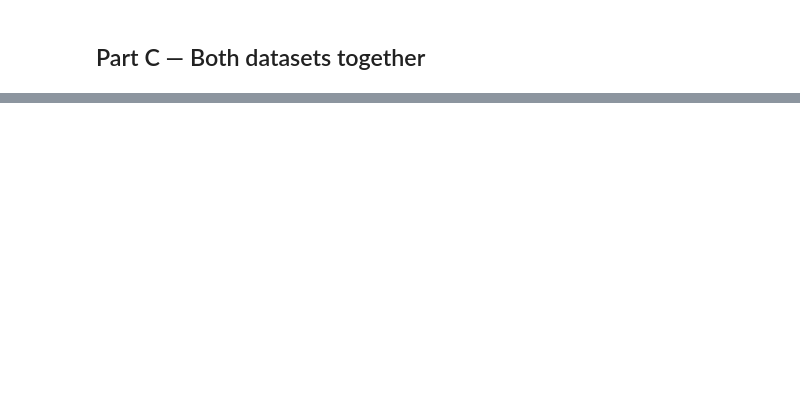
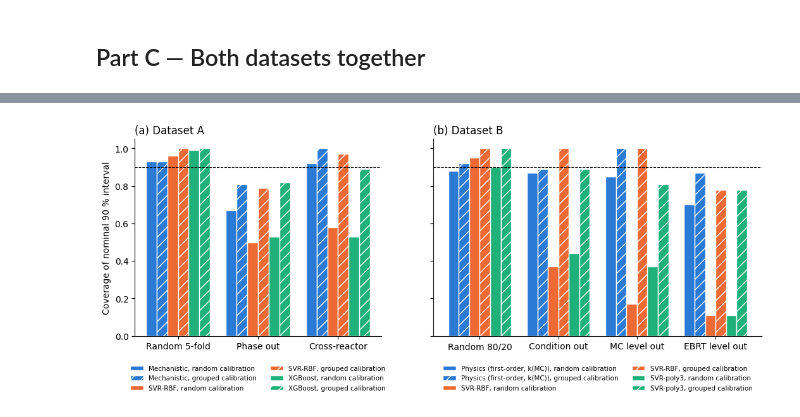
Before and after one commit to behrad2003/biofilter-ml-honest-validation, a Jupyter notebook: biofilter_full_analysis.ipynb, the cells around one changed output, grey strips where cells are left out. Drawn from its saved outputs; the diff is of its cells as text; code cells hidden in the pictures; blank space fills up the shorter version.

```diff
--- a/biofilter_full_analysis.ipynb
+++ b/biofilter_full_analysis.ipynb
@@ -690,7 +837,5 @@ print(summ.to_string(index=False))
 # %%
 # ============ D2. Robustness check: forecast start day and horizon ============
-# Answers the reviewer question "does 'nothing beats persistence' depend on starting at day 40
-# and forecasting only 5 days ahead?"
 # Target day d0, forecast origin o = d0 - 5*h. Only data with day <= o are used (strictly forward).
 # Inlet concentrations at d0 are treated as known (planned operating schedule), as in A4/A5.
 import itertools
@@ -781,9 +926,6 @@ print("=== Check: start day 40, 5 days ahead should reproduce A4/A5 (Persistence
 print(tab_s[(tab_s.start_day == 40) & (tab_s.horizon_days == 5)].to_string(index=False))
 print("\n=== Forecast MAE (mg/m3) by start day and horizon")
 print(tab_s.pivot_table(index="model", columns=["start_day", "horizon_days"], values="MAE").loc[MODELS_S].to_string())
-print("\n=== Best model per setting")
-best = tab_s.loc[tab_s.groupby(["start_day", "horizon_days"]).MAE.idxmin(), ["start_day", "horizon_days", "model", "MAE"]]
-print(best.to_string(index=False))
 print("\n=== MAE difference vs persistence (positive = worse), 95% CI by (reactor, phase) blocks")
 print(stats_s.to_string(index=False))
 print("\n=== Verdict summary (count of settings)")
@@ -884,12 +1052,0 @@ print("\nAdaptive model parameters (A5):"); print(tabA5.to_string(index=False))
-# %%
-# ============ Download all results as one zip ============
-import shutil
-base = os.path.dirname(os.path.abspath(OUT))
-shutil.make_archive(os.path.join(base, "paper_figures_and_tables"), "zip", OUT)
-print("Saved:", os.path.join(base, "paper_figures_and_tables.zip"))
-print(sorted(os.listdir(OUT)))
-try:
-    from IPython.display import FileLink, display
-    display(FileLink(os.path.relpath(os.path.join(base, "paper_figures_and_tables.zip"))))
-except Exception:
-    pass
@@ -895,0 +1328,29 @@ except Exception:
+# %%
+# Re-draw Fig. 7 with the legend outside the bars (reads E3_conformal_coverage.csv written by E3)
+import pandas as pd, matplotlib.pyplot as plt, numpy as np
+e3 = pd.read_csv(f"{OUT}/E3_conformal_coverage.csv")
+names = {"Leave-one-phase-out": "Phase out", "Cross-reactor": "Cross-reactor", "Random 5-fold": "Random 5-fold",
+         "Random 80/20": "Random 80/20", "Leave-one-condition-out": "Condition out",
+         "Leave-one-MC-level-out": "MC level out", "Leave-one-EBRT-level-out": "EBRT level out"}
+orderA = ["Random 5-fold", "Leave-one-phase-out", "Cross-reactor"]
+orderB = ["Random 80/20", "Leave-one-condition-out", "Leave-one-MC-level-out", "Leave-one-EBRT-level-out"]
+cols = ["#2b7bd6", "#ee6a35", "#20b07a"]
+fig, axes = plt.subplots(1, 2, figsize=(11, 4.6), sharey=True, gridspec_kw={"width_ratios": [3, 4]})
+for ax, ds, order, tag in zip(axes, ["A", "B"], [orderA, orderB], ["(a) Dataset A", "(b) Dataset B"]):
+    d = e3[e3.dataset == ds]
+    models = list(dict.fromkeys(d.model))
+    w = 0.8 / (2 * len(models)); x = np.arange(len(order))
+    for i, m in enumerate(models):
+        for j, cal in enumerate(["random", "grouped"]):
+            v = [d[(d.model == m) & (d.scheme == s) & (d.calibration == cal)].coverage.iloc[0] for s in order]
+            ax.bar(x - 0.4 + w * (2 * i + j + 0.5), v, w, color=cols[i], edgecolor="white",
+                   hatch="//" if cal == "grouped" else None, label=f"{m}, {cal} calibration")
+    ax.axhline(0.9, ls="--", c="k", lw=0.8)
+    ax.set_xticks(x); ax.set_xticklabels([names[s] for s in order])
+    ax.set_title(tag, loc="left"); ax.set_ylim(0, 1.05)
+    ax.spines[["top", "right"]].set_visible(False)
+    ax.legend(fontsize=7.5, ncol=2, loc="upper center", bbox_to_anchor=(0.5, -0.12), frameon=False)
+axes[0].set_ylabel("Coverage of nominal 90 % interval")
+fig.tight_layout(); fig.savefig(f"{OUT}/Fig7_conformal_coverage.png", dpi=300, bbox_inches="tight"); plt.show()
+# %% [output]
+[figure, added]
```
Also changed, not shown: parts of 22 cells of this notebook, 14 other files.
